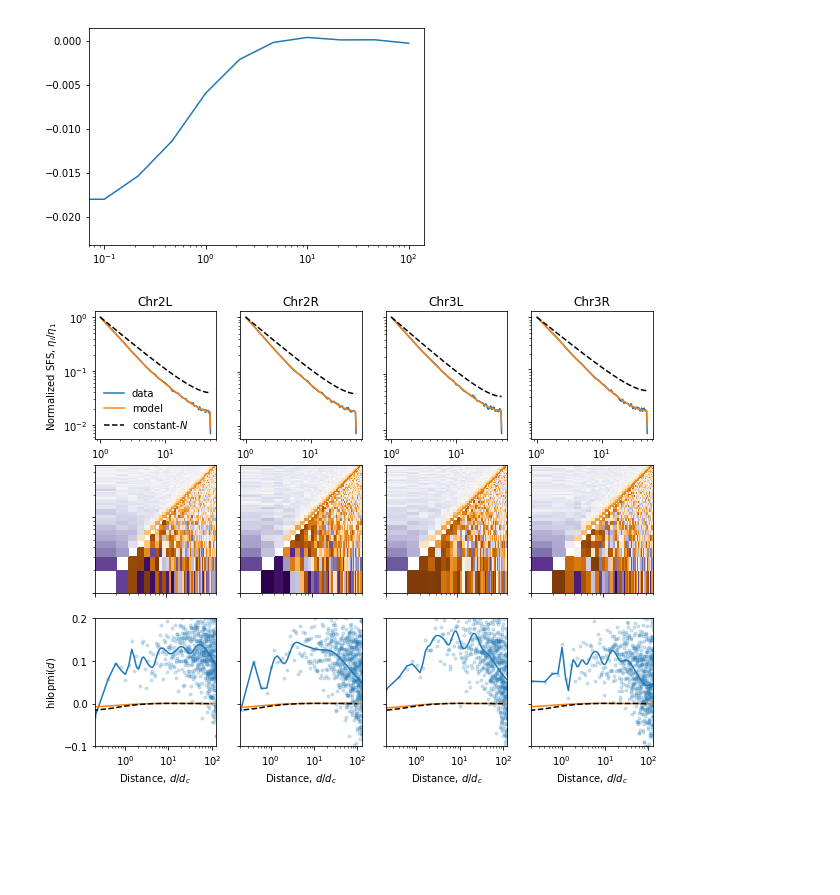
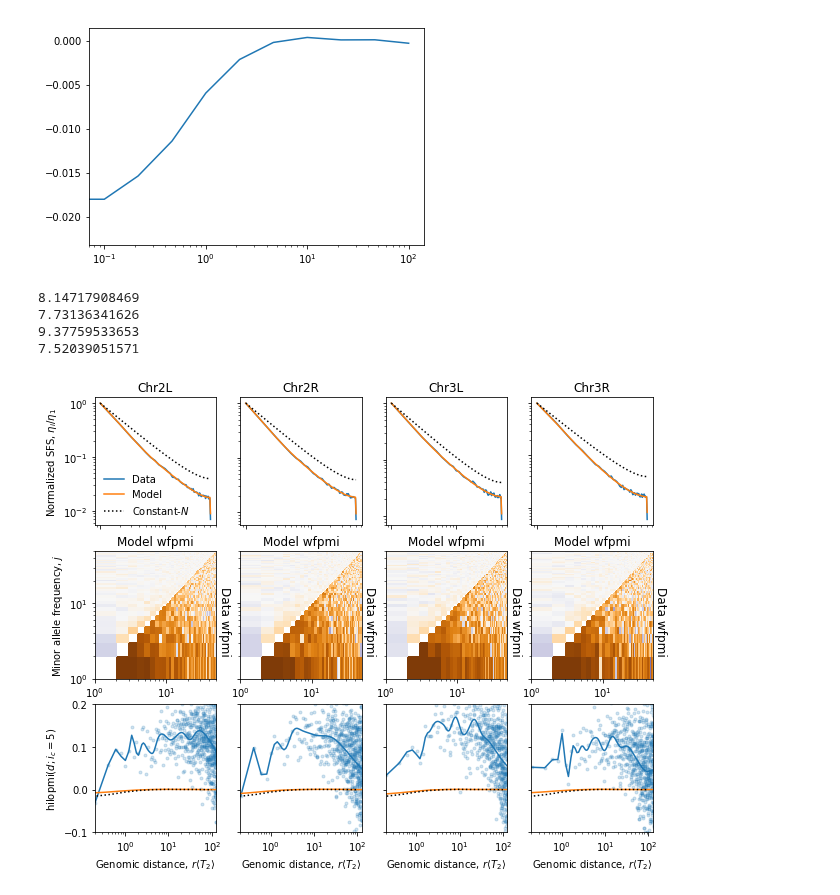
Before and after one commit to dp-rice/multiplemergers, a Jupyter notebook: notebooks/DPGP3_with_fastNeutrino_18-08-05.ipynb, the cells around one changed output. Drawn from its saved outputs; the diff is of its cells as text; code cells hidden in the pictures; blank space fills up the shorter version.

Commit message:
Make Data figure.

```diff
--- a/notebooks/DPGP3_with_fastNeutrino_18-08-05.ipynb
+++ b/notebooks/DPGP3_with_fastNeutrino_18-08-05.ipynb
@@ -429,18 +429,13 @@ mac_sim = np.arange(1, (n_sim+1)//2 + 1)
 sfs_data = {c : np.histogram(mac4d[c], bins=np.arange(1,n_samples//2+2))[0] / np.sum(sufcov4d[c]) for c in chromosomes}
 # %%
 jsfs_data = {}
-dmax = 100
+dmax = 200
 
 for c in chromosomes:
-    print(c)
     jsfs = np.zeros((n_samples//2, n_samples//2))
     for i in range(len(mac4d[c]) - dmax):
-        if i % int(1e6) == 0:
-            print(i)
         mac = mac4d[c][i]
         if mac > 0:
             hist = np.histogram(mac4d[c][i+1:i+dmax], bins=np.arange(1,n_samples//2+2))[0]
             jsfs[mac - 1] += hist
-    jsfs_data[c] = jsfs
-#hi_freq4d = {c: ((mac4d[c]>0) & (maf4d[c] > freq_cutoff)).astype(int) for c in chromosomes}
-#lo_freq4d = {c: ((mac4d[c]>0) & (maf4d[c] <= freq_cutoff)).astype(int) for c in chromosomes}
+    jsfs_data[c] = jsfs / np.sum(comparisons4d[c][1:dmax])
@@ -465,3 +441,0 @@ for c in chromosomes:
-# %%
-for c in chromosomes:
-    jsfs_data[c] /= np.sum(comparisons4d[c][:dmax])
@@ -523,6 +504,9 @@ smoothing_factor = 2e-5
 c_data = 'C0'
 c_fn = 'C1'
 c_k = 'k'
+style_k = 'dotted'
+vm_sim = 5
+scale_sim = 1e-3
 
 #fig = plt.figure(figsize=[8,5])
 fig = plt.figure(figsize=[10,8])
@@ -531,49 +515,63 @@ for i_c, c in enumerate(chromosomes):
     ax = fig.add_subplot(3,4,i_c+1)
     # sfs_data = np.histogram(mac4d[c], bins=np.arange(1,n_samples//2+2))[0] # / np.sum(sufcov4d[c])
     x_sfs = np.arange(1, n_samples//2 + 1)
-    ax.loglog(x_sfs, sfs_data[c] / sfs_data[c][0], c=c_data, label='data')
-    ax.loglog(x_sfs, sfs_fn[c] / sfs_fn[c][0], c=c_fn, label='model')
-    ax.loglog(x_sfs, ((1/x_sfs) + (1/(n_samples-x_sfs)))/ (1 + 1/(n_samples-1)), c_k, linestyle='dashed', label='constant-$N$')
+    ax.loglog(x_sfs, sfs_data[c] / sfs_data[c][0], c=c_data, label='Data')
+    ax.loglog(x_sfs, sfs_fn[c] / sfs_fn[c][0], c=c_fn, label='Model')
+    ax.loglog(x_sfs, ((1/x_sfs) + (1/(n_samples-x_sfs)))/ (1 + 1/(n_samples-1)), c_k, linestyle=style_k, label='Constant-$N$')
     if i_c == 0:
         ax.legend(loc='lower left', frameon=False)
         ax.set_ylabel('Normalized SFS, $\eta_i / \eta_1$')
     else:
         ax.set_yticklabels([])
-    ax.set_xlabel('Minor allele frequency, $i$')
+    #ax.set_xlabel('Minor allele frequency, $i$')
     ax.set_title("Chr"+c)
+    ax.set_xticklabels([])
 
     ax = fig.add_subplot(3,4,i_c+5)
-    # FIXME: Average over the same distances for data and not data
     w_data = wpmi(sfs_data[c], jsfs_data[c], n_sim)
     w_data[np.tril_indices_from(w_data)] = 0
-    i_0 = 4
+    # Chosen to match the typical recombination rate in the data.
+    i_0 = 8
+    print(d_fn[c][i_0])
     w_sim = wpmi(data_fn[c][1][i_0], data_fn[c][2][i_0], n_sim)
     w_sim[np.triu_indices_from(w_sim)] = 0
     w_tot = w_data + w_sim
     wpmi_pcolor(ax, mac_sim, w_tot, scale_sim, vm_sim, cmap=cmap)
-
+    ax.set_xlabel('Minor allele frequency, $i$')
+    if i_c == 0:
+        ax.set_ylabel('Minor allele frequency, $j$')
+    else:
+        ax.set_yticklabels([])
+    ax.set_title('Model wfpmi')
+    ax.text(80, 2, 'Data wfpmi', ha='right', va='bottom', rotation=270, fontsize=12)
     #
     ax = fig.add_subplot(3,4,i_c+9)
     x = np.arange(3,lag_max,3)
     y = hilo_corr4d[c][3::3]/comparisons4d[c][3::3]/(f_lo4d[c]*f_hi4d[c]) - 1
     # FIXME: Don't go out all the way
     x = x[:len(x)//2]
     y = y[:len(y)//2]
     # Smooth on a log x-scale. Use adaptive weights
     x_sm = np.log(x)
     w = 1/x
     yinterp = interpolate.UnivariateSpline(x_sm, y, w, s=smoothing_factor)(x_sm)
     ax.semilogx(x/d_crit, y, '.', alpha=0.2, c=c_data)
     ax.semilogx(x/d_crit, yinterp, c=c_data)
     ax.semilogx(d_fn[c], hlc_fn[c], c=c_fn)
-    ax.semilogx(d_k, hlc_k, c=c_k, linestyle='dashed')
+    ax.semilogx(d_k, hlc_k, c=c_k, linestyle=style_k)
     if i_c == 0:
-        ax.set_ylabel('hilopmi$(d)$')
+        ax.set_ylabel('hilopmi$(d;i_c=5)$')
     else:
         ax.set_yticklabels([])
-    ax.set_xlabel('Distance, $d/d_c$')
+    ax.set_xlabel(r'Genomic distance, $r\left<T_2\right>$')
     plt.ylim([-0.1,0.2])
     plt.xlim([2e-1, (1/8)*1e3])
-    #plt.show()
+
+#fig.text(0.5, 0.7, 'Test', ha='center')
+fig.savefig('../manuscript/figures/Figure6.pdf', bbox_inches="tight")
 # %% [output]
+8.14717908469
+7.73136341626
+9.37759533653
+7.52039051571
-[figure, old version]
+[figure, new version]
```
Also changed, not shown: parts of 7 cells of this notebook, 1 other file.
